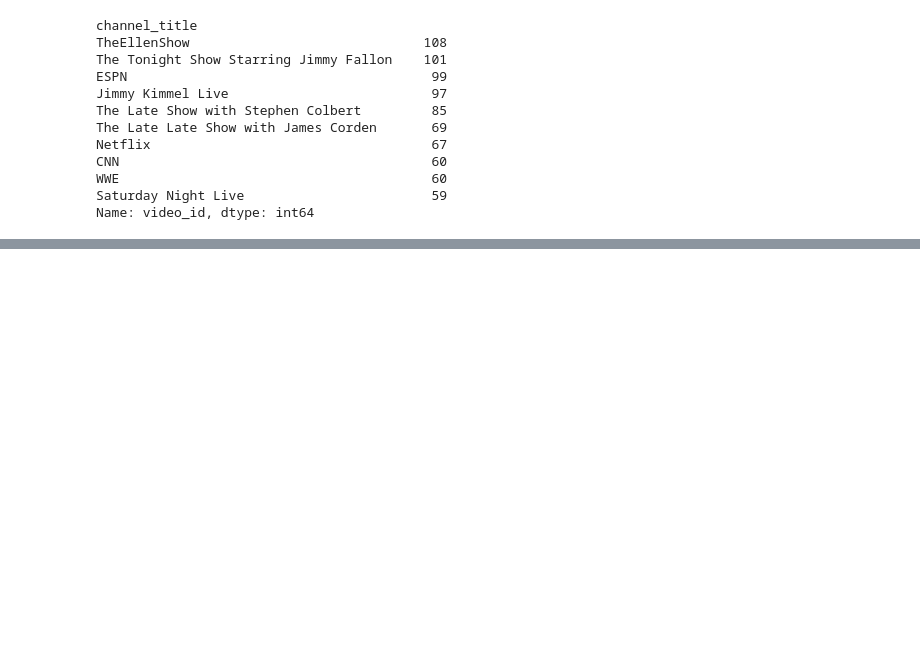
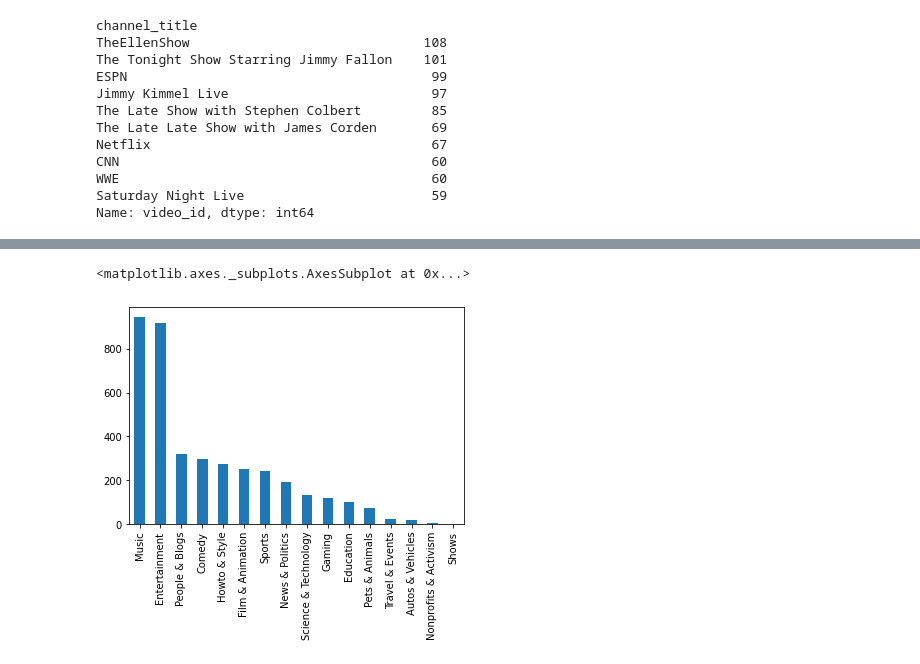
Before and after one commit to hejmsdz/youtube-trending-prediction, a Jupyter notebook: notebooks/01_text_attributes.ipynb, the cells around one changed output, grey strips where cells are left out. Drawn from its saved outputs; the diff is of its cells as text; code cells hidden in the pictures; blank space fills up the shorter version.

Commit message:
examine categories

```diff
--- a/notebooks/01_text_attributes.ipynb
+++ b/notebooks/01_text_attributes.ipynb
@@ -351,0 +375,12 @@ Name: video_id, dtype: int64
+# %%
+# lots of missing values, but let's decipher those that are given
+from loaders import load_categories
+categories = load_categories()
+counts = vids['category_id'].value_counts()
+counts.index = [categories[ctg_id] for ctg_id in counts.index]
+counts.plot.bar()
+# anyway, we should take it with a grain of salt,
+# because most categories are unknown
+# %% [output]
+<matplotlib.axes._subplots.AxesSubplot at 0x...>
+[figure, added]
```
Also changed, not shown: parts of 5 cells of this notebook, 1 other file.
